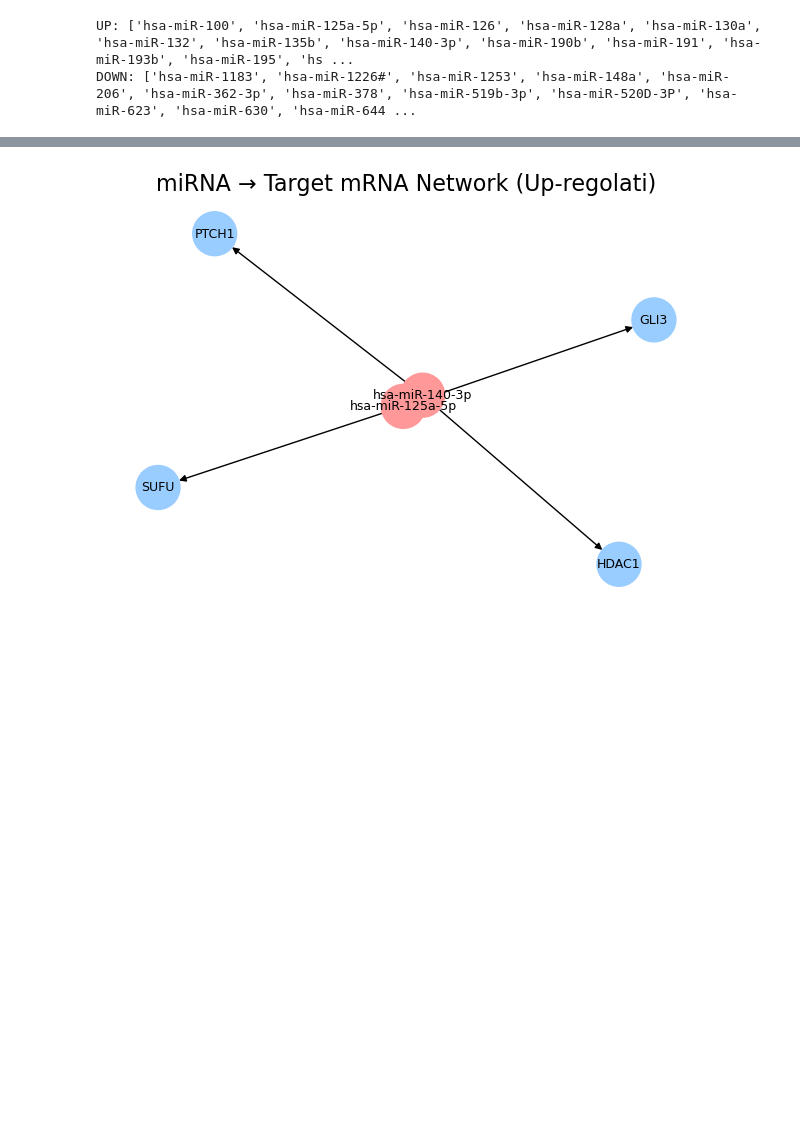
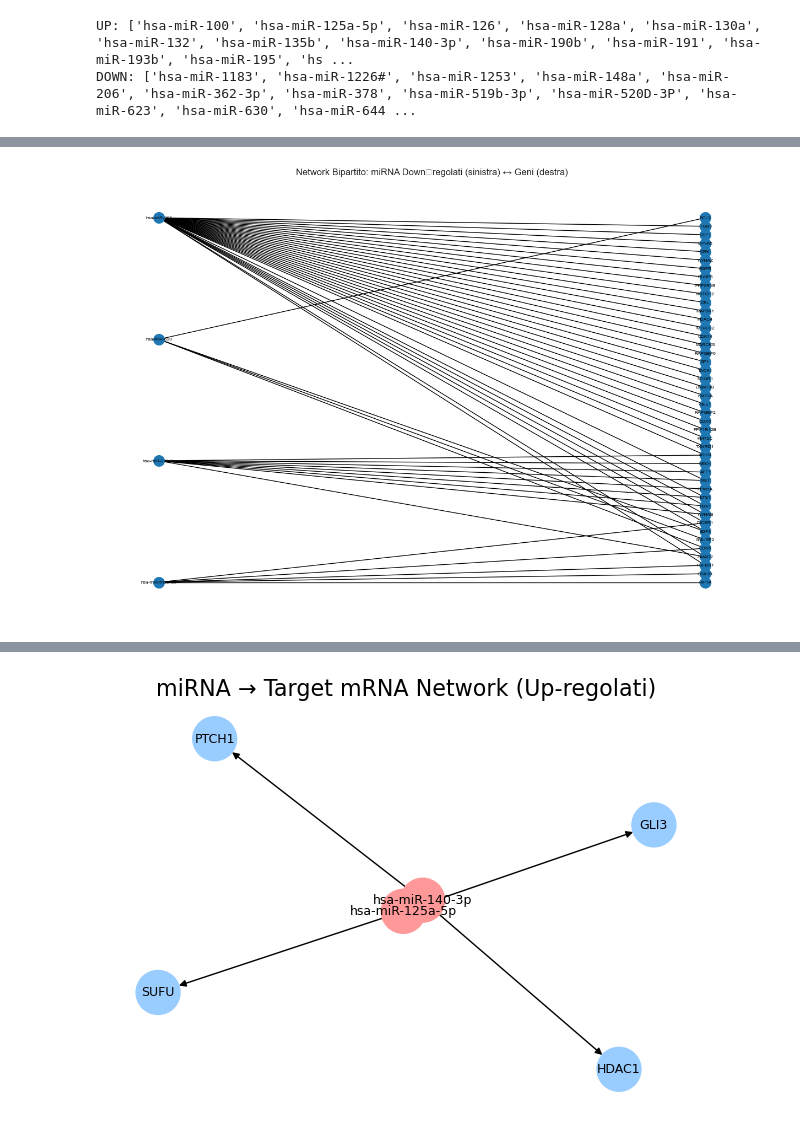
Before and after one commit to stefano899/BioInformatics, a Jupyter notebook: SonicHedeghog_Analysis.ipynb, the cells around one changed output, grey strips where cells are left out. Saved outputs shown, nothing was run; the diff lists cells and outputs as text; code cells hidden in the pictures; blank space fills up the shorter version.

```diff
--- a/SonicHedeghog_Analysis.ipynb
+++ b/SonicHedeghog_Analysis.ipynb
@@ -88,0 +209,35 @@ DOWN: ['hsa-miR-1183', 'hsa-miR-1226#', 'hsa-miR-1253', 'hsa-miR-148a', 'hsa-miR
+# %%
+import networkx as nx
+import matplotlib.pyplot as plt
+from networkx.algorithms import bipartite
+
+# Filtra le interazioni down‑regolate
+gene_set = set(gene_list)
+gene_down = tar[
+    (tar['gene_name'].isin(gene_set)) &
+    (tar['mirna_name'].isin(down_mirnas))
+]
+
+# Costruisci il grafo bipartito
+G_down = nx.Graph()
+for _, row in gene_down.iterrows():
+    G_down.add_node(row['mirna_name'], bipartite=0)
+    G_down.add_node(row['gene_name'], bipartite=1)
+    G_down.add_edge(row['mirna_name'], row['gene_name'])
+
+# Calcola il layout (miRNA a sinistra)
+mirna_nodes_down = [n for n, d in G_down.nodes(data=True) if d['bipartite']==0]
+pos_down = bipartite_layout(G_down, mirna_nodes_down)
+
+# Disegna
+plt.figure(figsize=(12, 8))
+nx.draw(G_down, pos_down,
+        with_labels=True,
+        node_size=200,
+        font_size=6)
+plt.title("Network Bipartito: miRNA Down‑regolati (sinistra) ↔ Geni (destra)")
+plt.axis('off')
+plt.subplots_adjust(left=0.05, right=0.95, top=0.95, bottom=0.05)
+plt.show()
+# %% [output]
+[figure, added]
```
Also changed, not shown: parts of 8 cells of this notebook.
